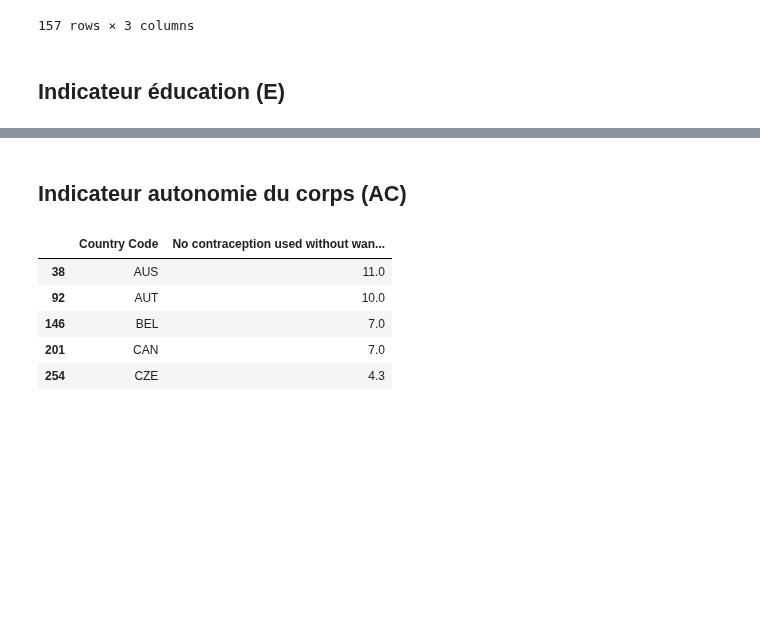
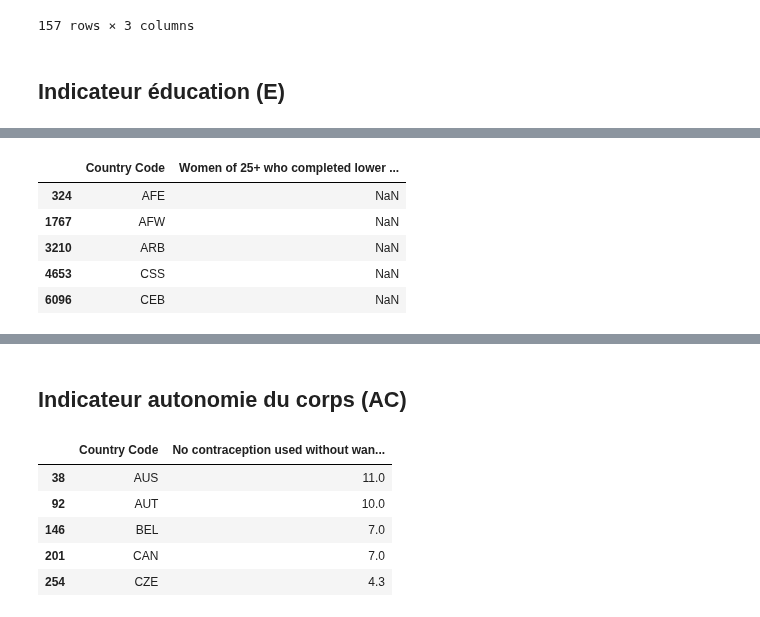
Before and after one commit to cmllbll/Gender-Inequalities-and-Development, a Jupyter notebook: création base de données.ipynb, the cells around one changed output, grey strips where cells are left out. Saved outputs shown, nothing was run; the diff lists cells and outputs as text; code cells hidden in the pictures; blank space fills up the shorter version.

```diff
--- a/création base de données.ipynb
+++ b/création base de données.ipynb
@@ -202,0 +218,12 @@ df_ressources_eco
+# %%
+df_education_basique = df_bm2[df_bm2['Indicator Code']=="SE.SEC.CUAT.LO.FE.ZS"]
+df_education_basique = df_education_basique[["Country Code", "2019"]]
+df_education_basique.rename(columns={'2019': 'Women of 25+ who completed lower secondary'}, inplace=True)
+df_education_basique.head(5)
+# %% [output]
+|  | Country Code | Women of 25+ who completed lower ... |
+| 324 | AFE | NaN |
+| 1767 | AFW | NaN |
+| 3210 | ARB | NaN |
+| 4653 | CSS | NaN |
+| 6096 | CEB | NaN |
```
Also changed, not shown: parts of 8 cells of this notebook.
